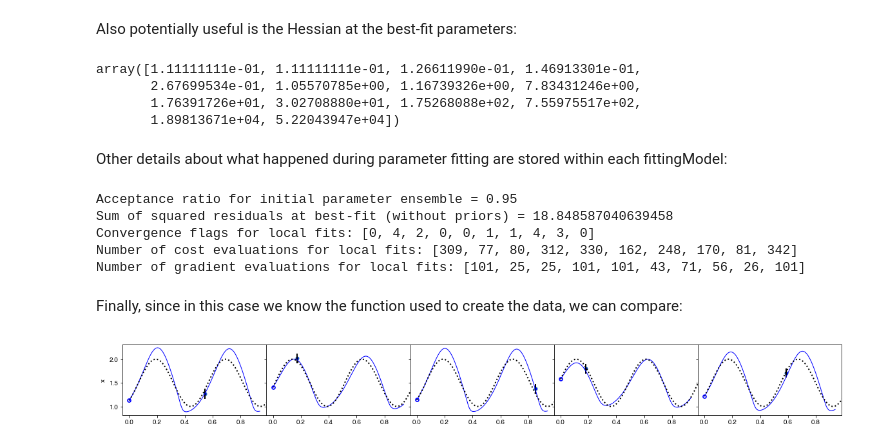
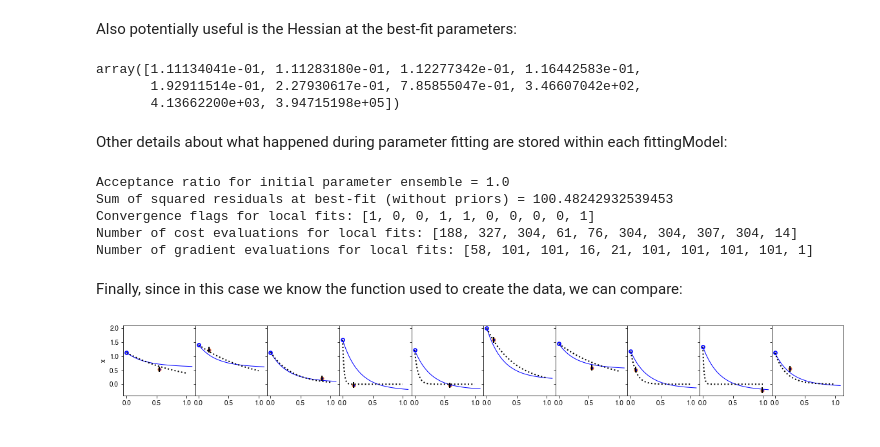
Before and after one commit to EmoryUniversityTheoreticalBiophysics/SirIsaac, a Jupyter notebook: simpleExample.ipynb, the cells around one changed output. Saved outputs shown, nothing was run; the diff lists cells and outputs as text; code cells hidden in the pictures.

```diff
--- a/simpleExample.ipynb
+++ b/simpleExample.ipynb
@@ -38,11 +42,11 @@ In the example data file, we have four columns, each with 100 data points, listi
 * Measurement value *x*
 * Measurement uncertainty (standard deviation)
 # %%
-data = scipy.loadtxt('simpleExample_data.txt')
+data = np.loadtxt('simpleExample_data.csv',delimiter=',')
 # %% [markdown]
 We now put this in a format compatible with SirIsaac.  First we make a list of input values (in this case initial conditions):
 # %%
-indepParamsList = [ [ expt[0] ] for expt in data ]
+indepParamsList = [ [ expt[0],expt[1] ] for expt in data ]
 # %%
 indepParamsList[:3]
 # %% [output]
@@ -258,6 +279,6 @@ copying /Users/bryandaniels/anaconda2/lib/python2.7/site-packages/numpy/f2py/src
 # %%
 # Load saved version of fittingProblem that has already been fit.
-p = fittingProblem.load('simpleExample_savedFittingProblem.data')
+p = fittingProblem.load('simpleExample_savedFittingProblem.pkl')
 # %% [output]
 running build_ext
 running build_src
@@ -337,11 +488,11 @@ m.plotResults(p.fittingData[:10],p.indepParamsList[:10],
 # %% [markdown]
 We have access to raw trajectories using evaluateVec.  Here we use this to plot a projection of trajectories in phase space for the first in-sample initial conditions:
 # %%
-pylab.figure(figsize=(4,4))
-times = scipy.linspace(0,1,1000)
+plt.figure(figsize=(4,4))
+times = np.linspace(0,1,1000)
 xdata = m.evaluateVec(times,'x',p.indepParamsList[0])
-X1data = m.evaluateVec(times,'X_1',p.indepParamsList[0])
-fittingProblem.Plotting.plot(xdata,X1data)
-pylab.xlabel('x')
-pylab.ylabel('X_1')
+X2data = m.evaluateVec(times,'X_2',p.indepParamsList[0])
+fittingProblem.Plotting.plot(xdata,X2data)
+plt.xlabel('x')
+plt.ylabel('X_2');
 # %% [output]
@@ -388,42 +531,42 @@ m2.plotResults(sirIsaacData[30:40],indepParamsList[30:40],
 Also potentially useful is the Hessian at the best-fit parameters:
 # %%
 hess = p.HessianDict[p.maxLogLikelihoodName()]
-u,singVals,vt = scipy.linalg.svd( hess )
-scipy.sort(singVals)
+u,singVals,vt = np.linalg.svd( hess )
+np.sort(singVals)
 # %% [output]
-array([1.11111111e-01, 1.11111111e-01, 1.26611990e-01, 1.46913301e-01,
-       2.67699534e-01, 1.05570785e+00, 1.16739326e+00, 7.83431246e+00,
-       1.76391726e+01, 3.02708880e+01, 1.75268088e+02, 7.55975517e+02,
-       1.89813671e+04, 5.22043947e+04])
+array([1.11134041e-01, 1.11283180e-01, 1.12277342e-01, 1.16442583e-01,
+       1.92911514e-01, 2.27930617e-01, 7.85855047e-01, 3.46607042e+02,
+       4.13662200e+03, 3.94715198e+05])
 # %% [markdown]
 Other details about what happened during parameter fitting are stored within each fittingModel:
 # %%
 m = p.getBestModel()
-print "Acceptance ratio for initial parameter ensemble =",m.acceptanceRatio
-c = sum(scipy.array(m.currentResiduals(p.fittingData,p.indepParamsList,includePriors=False))**2)
-print "Sum of squared residuals at best-fit (without priors) =",c
-print "Convergence flags for local fits:",m.convFlagList
-print "Number of cost evaluations for local fits:",m.numCostCallsList
-print "Number of gradient evaluations for local fits:",m.numGradCallsList
+print("Acceptance ratio for initial parameter ensemble = {}".format(m.acceptanceRatio))
+c = sum(np.array(m.currentResiduals(p.fittingData,p.indepParamsList,includePriors=False))**2)
+print("Sum of squared residuals at best-fit (without priors) = {}".format(c))
+print("Convergence flags for local fits: {}".format(m.convFlagList))
+print("Number of cost evaluations for local fits: {}".format(m.numCostCallsList))
+print("Number of gradient evaluations for local fits: {}".format(m.numGradCallsList))
 # %% [output]
-Acceptance ratio for initial parameter ensemble = 0.95
-Sum of squared residuals at best-fit (without priors) = 18.848587040639458
-Convergence flags for local fits: [0, 4, 2, 0, 0, 1, 1, 4, 3, 0]
-Number of cost evaluations for local fits: [309, 77, 80, 312, 330, 162, 248, 170, 81, 342]
-Number of gradient evaluations for local fits: [101, 25, 25, 101, 101, 43, 71, 56, 26, 101]
+Acceptance ratio for initial parameter ensemble = 1.0
+Sum of squared residuals at best-fit (without priors) = 100.48242932539453
+Convergence flags for local fits: [1, 0, 0, 1, 1, 0, 0, 0, 0, 1]
+Number of cost evaluations for local fits: [188, 327, 304, 61, 76, 304, 304, 307, 304, 14]
+Number of gradient evaluations for local fits: [58, 101, 101, 16, 21, 101, 101, 101, 101, 1]
 # %% [markdown]
 Finally, since in this case we know the function used to create the data, we can compare:
 # %%
-pylab.figure(figsize=(20,2))
-indicesToPlot = range(5)
+plt.figure(figsize=(20,2))
+indicesToPlot = range(10)
 axArray = p.plotBestModelResults(plotInitialConditions=True,indices=indicesToPlot)
 
-# compare to model that generated the data
-f = lambda x0,t: 1.5 + 0.5*scipy.sin(4.*scipy.pi*t + scipy.arcsin(2.*x0 - 3.))
-for i,indepParams in enumerate(scipy.array(indepParamsList)[indicesToPlot]):
-    times = scipy.linspace(0,1,100)
-    x0 = indepParams[0]
+# compare to model that generated the data (see simpleExample_makeData.py)
+f = lambda x0,tau,t: x0 * np.exp(-times/tau)
+
+for i,indepParams in enumerate(np.array(indepParamsList)[indicesToPlot]):
+    times = np.linspace(0,1,100)
+    x0,tau = indepParams
     fittingProblem.Plotting.sca(axArray[0][i])
-    fittingProblem.Plotting.plot(times,f(x0,times),'k:')
+    fittingProblem.Plotting.plot(times,f(x0,tau,times),'k:')
 # %% [output]
-[figure, old version]
+[figure, new version]
```
Also changed, not shown: parts of 26 cells of this notebook, 6 other files.
